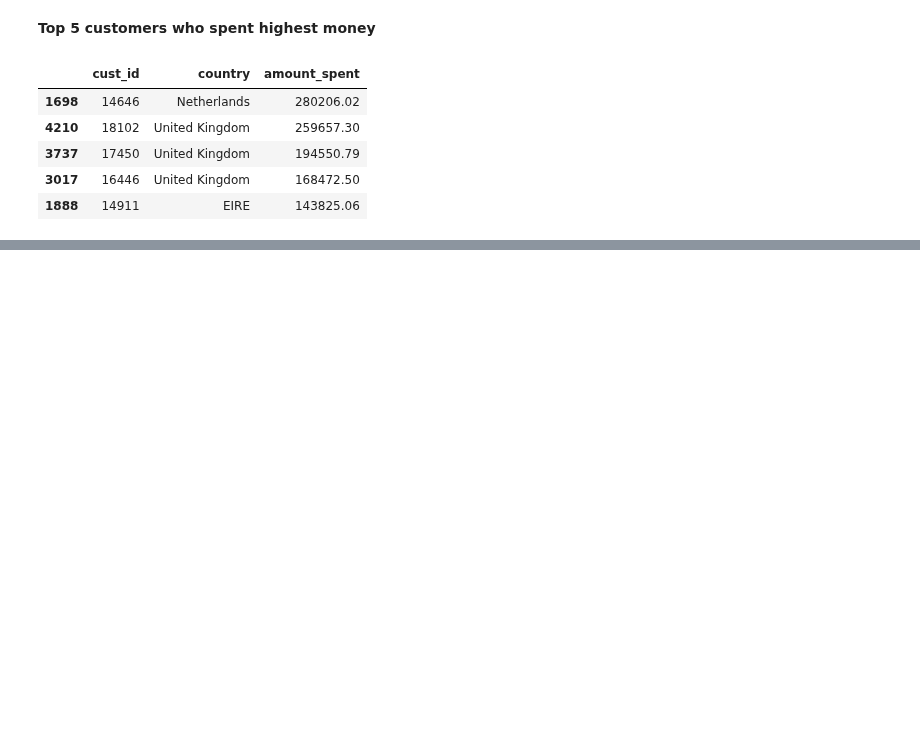
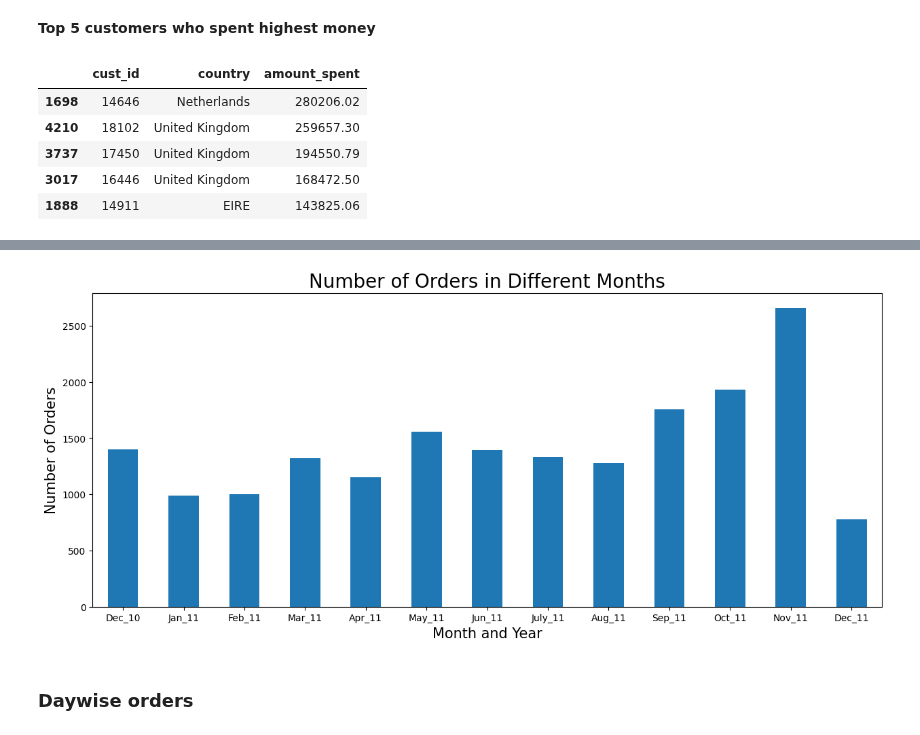
Before and after one commit to ApoorvaReddy17/practice, a Jupyter notebook: Data_Analysis_EDA_.ipynb, the cells around one changed output, grey strips where cells are left out. Cells and saved outputs as stored; diff of their text form; code cells hidden in the pictures; blank space fills up the shorter version.

```diff
--- a/Data_Analysis_EDA_.ipynb
+++ b/Data_Analysis_EDA_.ipynb
@@ -742,0 +771,2 @@ money_spent.sort_values(by='amount_spent',ascending=False).head()
+# %%
+color = sns.color_palette()
@@ -742,0 +810,3 @@ money_spent.sort_values(by='amount_spent',ascending=False).head()
+# %%
+a = df_new.groupby('invoice_num')['year_month'].unique().value_counts().sort_index()
+a
@@ -742,0 +830,17 @@ money_spent.sort_values(by='amount_spent',ascending=False).head()
+# %%
+ax = a.plot(kind = 'bar', color = color[0], figsize = (15,6))
+
+ax.set_xlabel('Month and Year', fontsize = 15)
+ax.set_ylabel('Number of Orders', fontsize = 15)
+ax.set_title('Number of Orders in Different Months', fontsize = 20)
+
+t = ('Dec_10', 'Jan_11', 'Feb_11', 'Mar_11', 'Apr_11', 'May_11', 'Jun_11',
+     'July_11', 'Aug_11', 'Sep_11', 'Oct_11', 'Nov_11', 'Dec_11')
+
+ax.set_xticklabels(t, rotation = 0)
+
+plt.show()
+# %% [output]
+[figure, added]
+# %% [markdown]
+### **Daywise orders**
```
Also changed, not shown: parts of 28 cells of this notebook.
